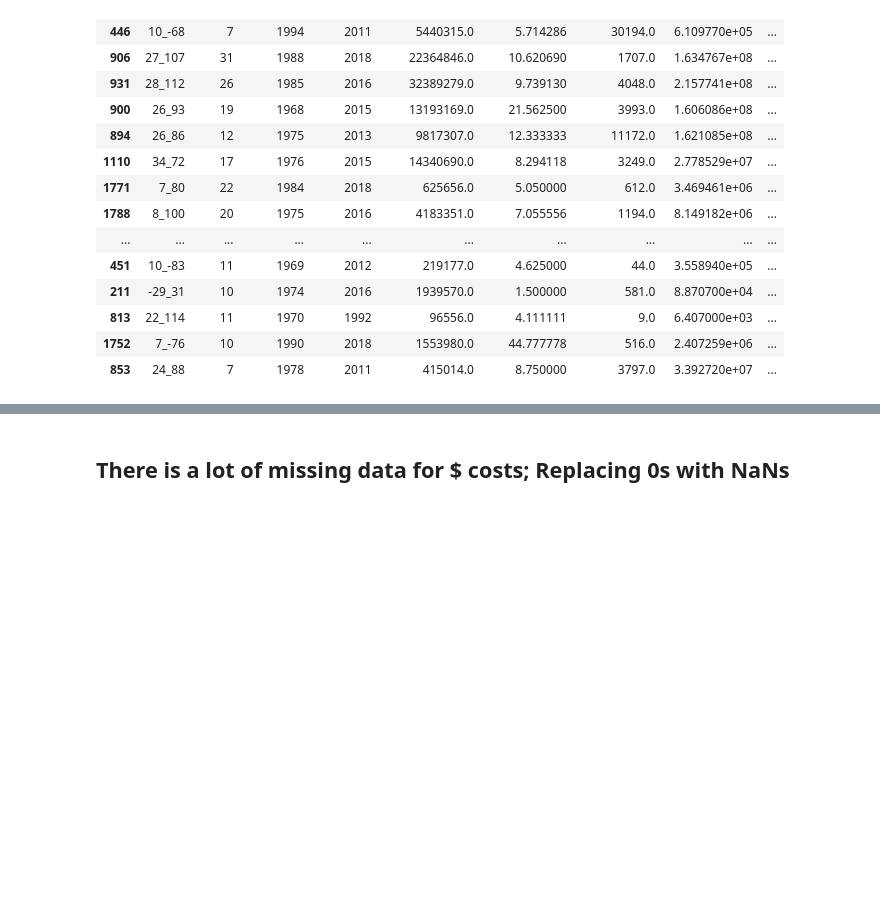
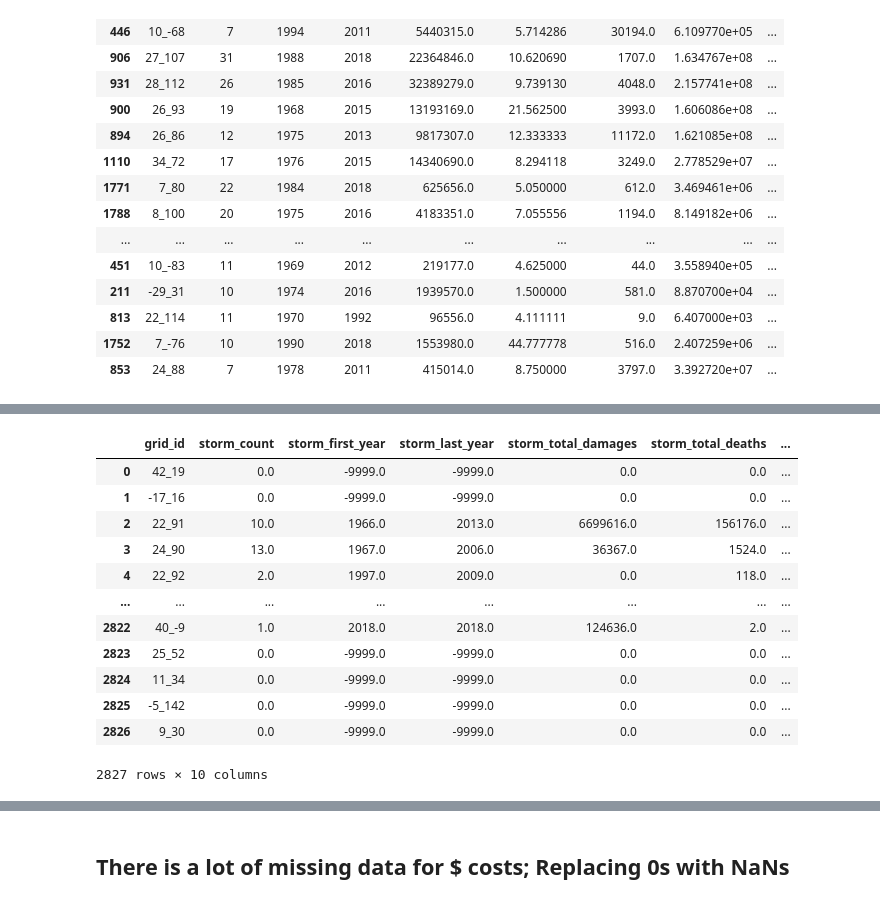
Before and after one commit to cynthiazeng/mml_flood, a Jupyter notebook: ui/data_processing_summary.ipynb, the cells around one changed output, grey strips where cells are left out. Drawn from its saved outputs; the diff is of its cells as text; code cells hidden in the pictures; blank space fills up the shorter version.

```diff
--- a/ui/data_processing_summary.ipynb
+++ b/ui/data_processing_summary.ipynb
@@ -461,0 +624,16 @@ agg_flood.to_csv("ui/flood_grid_summary.csv")
+# %%
+agg_storm
+# %% [output]
+|  | grid_id | storm_count | storm_first_year | storm_last_year | storm_total_damages | storm_total_deaths | ... |
+| 0 | 42_19 | 0.0 | -9999.0 | -9999.0 | 0.0 | 0.0 | ... |
+| 1 | -17_16 | 0.0 | -9999.0 | -9999.0 | 0.0 | 0.0 | ... |
+| 2 | 22_91 | 10.0 | 1966.0 | 2013.0 | 6699616.0 | 156176.0 | ... |
+| 3 | 24_90 | 13.0 | 1967.0 | 2006.0 | 36367.0 | 1524.0 | ... |
+| 4 | 22_92 | 2.0 | 1997.0 | 2009.0 | 0.0 | 118.0 | ... |
+| ... | ... | ... | ... | ... | ... | ... | ... |
+| 2822 | 40_-9 | 1.0 | 2018.0 | 2018.0 | 124636.0 | 2.0 | ... |
+| 2823 | 25_52 | 0.0 | -9999.0 | -9999.0 | 0.0 | 0.0 | ... |
+| 2824 | 11_34 | 0.0 | -9999.0 | -9999.0 | 0.0 | 0.0 | ... |
+| 2825 | -5_142 | 0.0 | -9999.0 | -9999.0 | 0.0 | 0.0 | ... |
+| 2826 | 9_30 | 0.0 | -9999.0 | -9999.0 | 0.0 | 0.0 | ... |
+2827 rows × 10 columns
```
Also changed, not shown: parts of 16 cells of this notebook, 2 other files.
